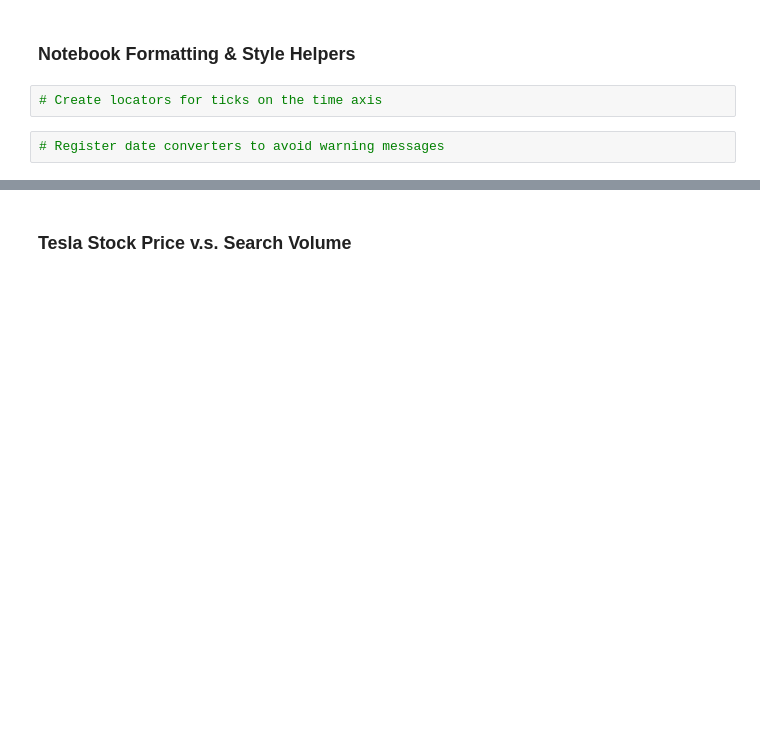
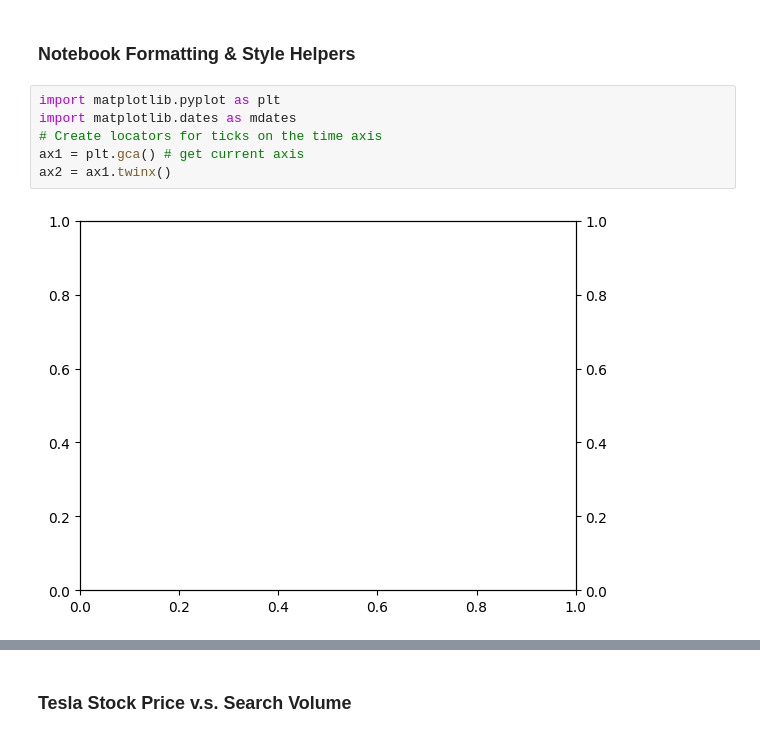
Before and after one commit to ferdousbhuiya/WebDevelopmentProjects, a Jupyter notebook: day-75-Google Trends Data Viz (start)/Google Trends and Data Visualisation (start).ipynb, the cells around one changed output, grey strips where cells are left out. Cells and saved outputs as stored; diff of their text form; blank space fills up the shorter version.

```diff
--- a/day-75-Google Trends Data Viz (start)/Google Trends and Data Visualisation (start).ipynb
+++ b/day-75-Google Trends Data Viz (start)/Google Trends and Data Visualisation (start).ipynb
@@ -196,7 +280,11 @@ Number of missing values: 0
 # Data Visualisation
 # %% [markdown]
 ### Notebook Formatting & Style Helpers
-# %%
-# Create locators for ticks on the time axis
-# %%
-# Register date converters to avoid warning messages
+# %%
+import matplotlib.pyplot as plt
+import matplotlib.dates as mdates
+# Create locators for ticks on the time axis
+ax1 = plt.gca() # get current axis
+ax2 = ax1.twinx()
+# %% [output]
+[figure, added]
```
Also changed, not shown: parts of 29 cells of this notebook, 1 other file.
